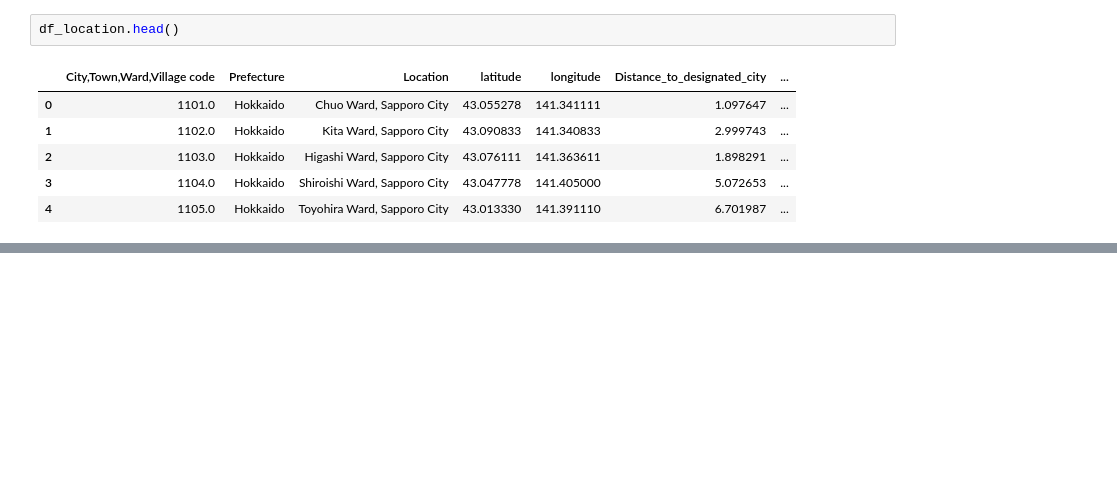
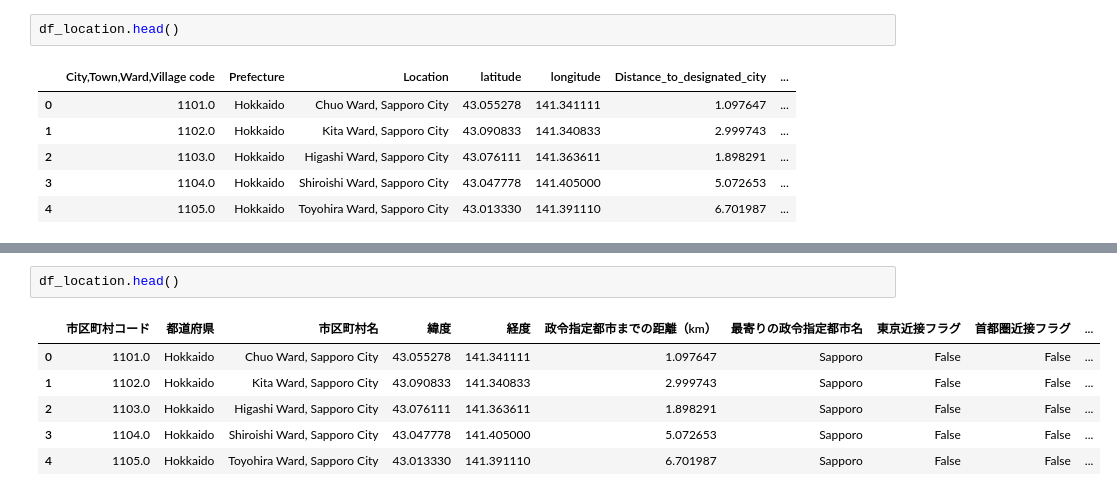
Before and after one commit to RyosukeAlex/japanese-housing-price-prediction, a Jupyter notebook: jp_housing_price_prediction.ipynb, the cells around one changed output, grey strips where cells are left out. Saved outputs shown, nothing was run; the diff lists cells and outputs as text; blank space fills up the shorter version.

```diff
--- a/jp_housing_price_prediction.ipynb
+++ b/jp_housing_price_prediction.ipynb
@@ -25,0 +128,9 @@ df_location.head()
+# %%
+df_location.head()
+# %% [output]
+|  | 市区町村コード | 都道府県 | 市区町村名 | 緯度 | 経度 | 政令指定都市までの距離（km） | 最寄りの政令指定都市名 | 東京近接フラグ | 首都圏近接フラグ | ... |
+| 0 | 1101.0 | Hokkaido | Chuo Ward, Sapporo City | 43.055278 | 141.341111 | 1.097647 | Sapporo | False | False | ... |
+| 1 | 1102.0 | Hokkaido | Kita Ward, Sapporo City | 43.090833 | 141.340833 | 2.999743 | Sapporo | False | False | ... |
+| 2 | 1103.0 | Hokkaido | Higashi Ward, Sapporo City | 43.076111 | 141.363611 | 1.898291 | Sapporo | False | False | ... |
+| 3 | 1104.0 | Hokkaido | Shiroishi Ward, Sapporo City | 43.047778 | 141.405000 | 5.072653 | Sapporo | False | False | ... |
+| 4 | 1105.0 | Hokkaido | Toyohira Ward, Sapporo City | 43.013330 | 141.391110 | 6.701987 | Sapporo | False | False | ... |
```
Also changed, not shown: parts of 12 cells of this notebook.
